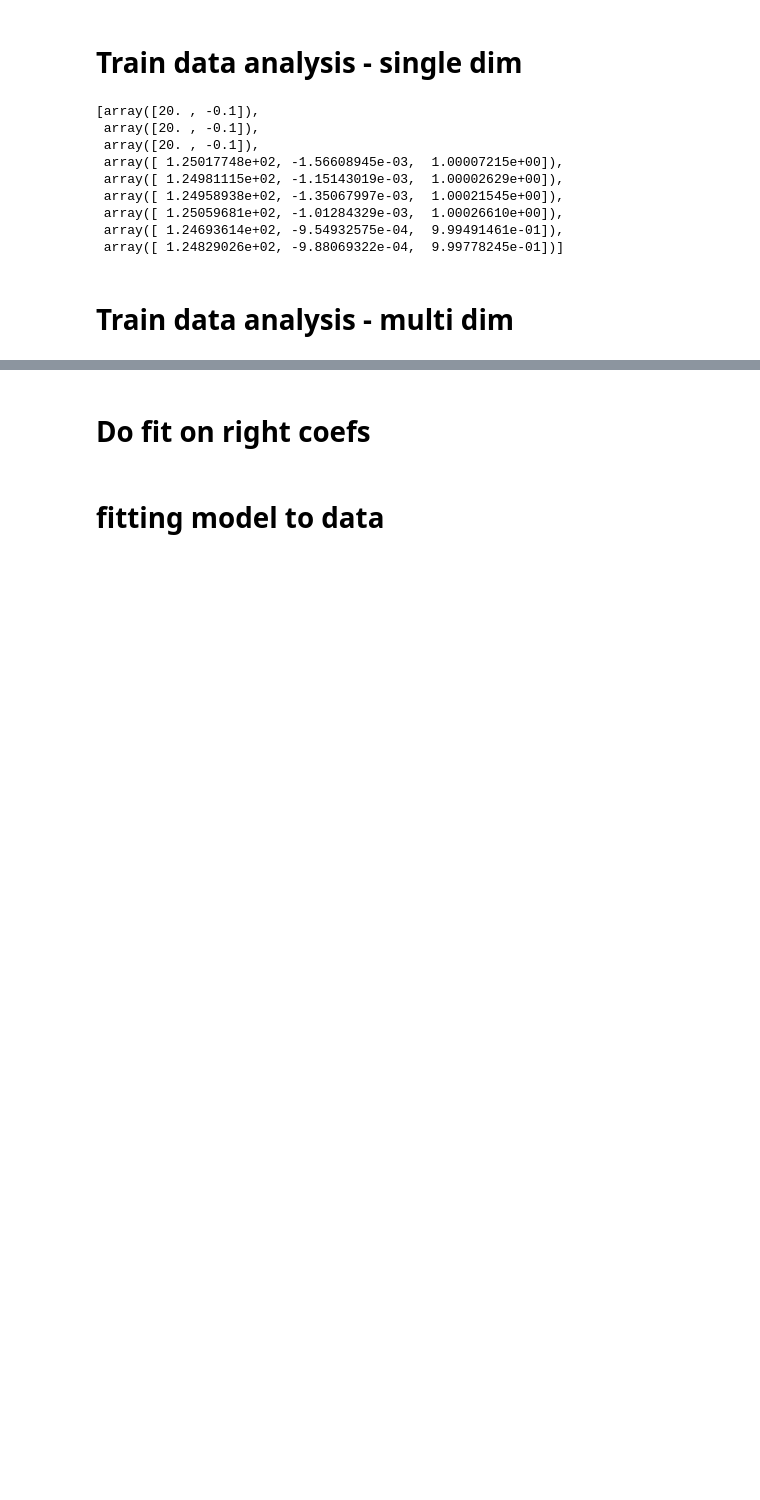
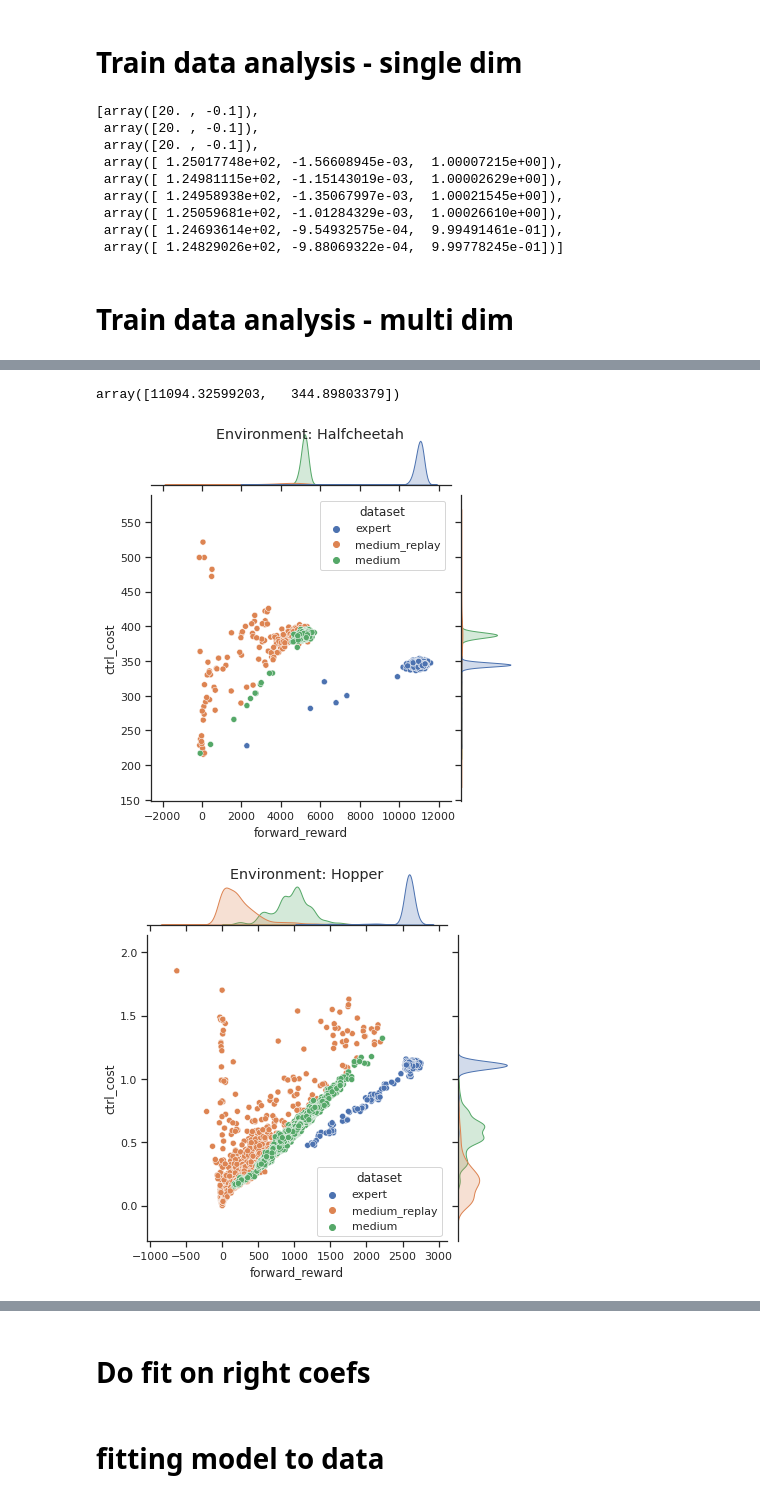
Before and after one commit to TheGoldenChicken/decision_transformer, a Jupyter notebook: gym/data_analysis.ipynb, the cells around one changed output, grey strips where cells are left out. Drawn from its saved outputs; the diff is of its cells as text; code cells hidden in the pictures; blank space fills up the shorter version.

```diff
--- a/gym/data_analysis.ipynb
+++ b/gym/data_analysis.ipynb
@@ -149,0 +142,4 @@ df_split_data
+# %%
+split_data['halfcheetah-expert'][0]['multi_rewards'].sum(axis=1)
+# %% [output]
+array([11094.32599203,   344.89803379])
@@ -149,0 +156,20 @@ df_split_data
+# %%
+sns.set_theme(style="ticks")
+
+env_name = 'halfcheetah'
+dataset = 'medium_replay'
+
+# Show the joint distribution using kernel density estimation
+for env_name in envs:
+
+    data = df_multi_reward[ (df_multi_reward['env_name'] == env_name) ] # & (df_multi_reward['dataset'] == dataset)
+
+    g = sns.jointplot(
+        data=data,
+        x='forward_reward', y='ctrl_cost', hue='dataset'
+    )
+
+    plt.suptitle(f'Environment: {env_name.capitalize()}')
+# %% [output]
+[figure, added]
+[figure, added]
```
Also changed, not shown: parts of 12 cells of this notebook, 2 other files.
